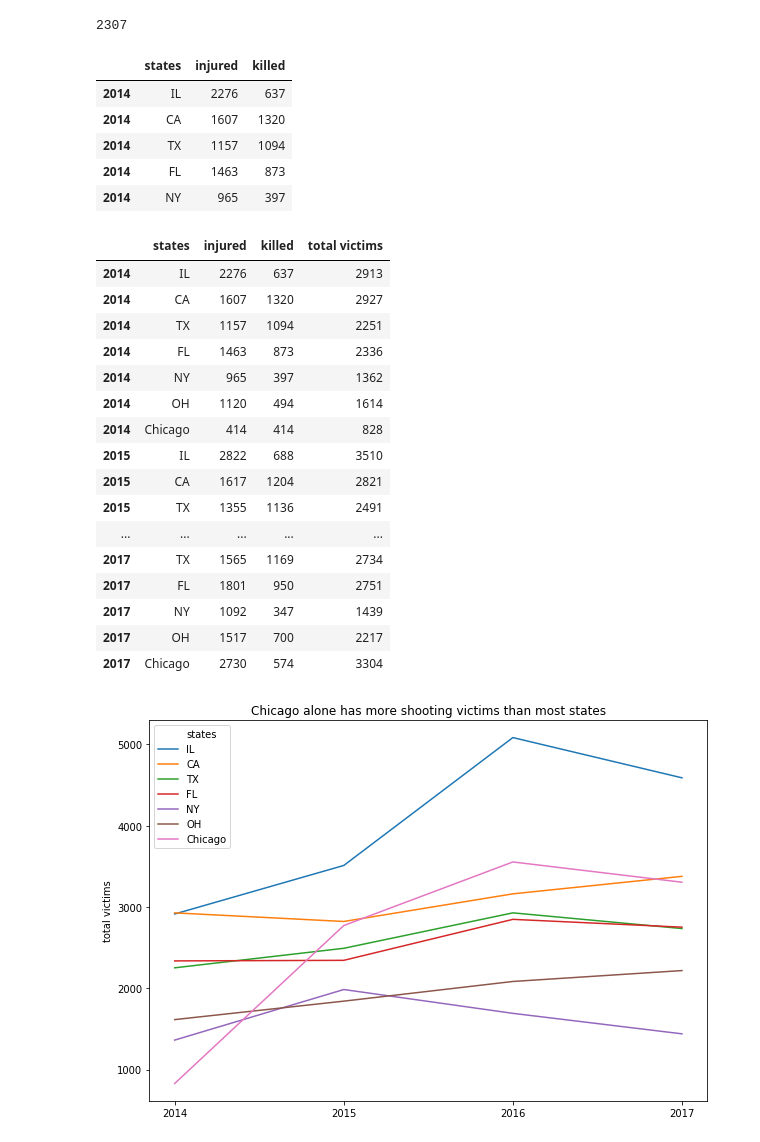
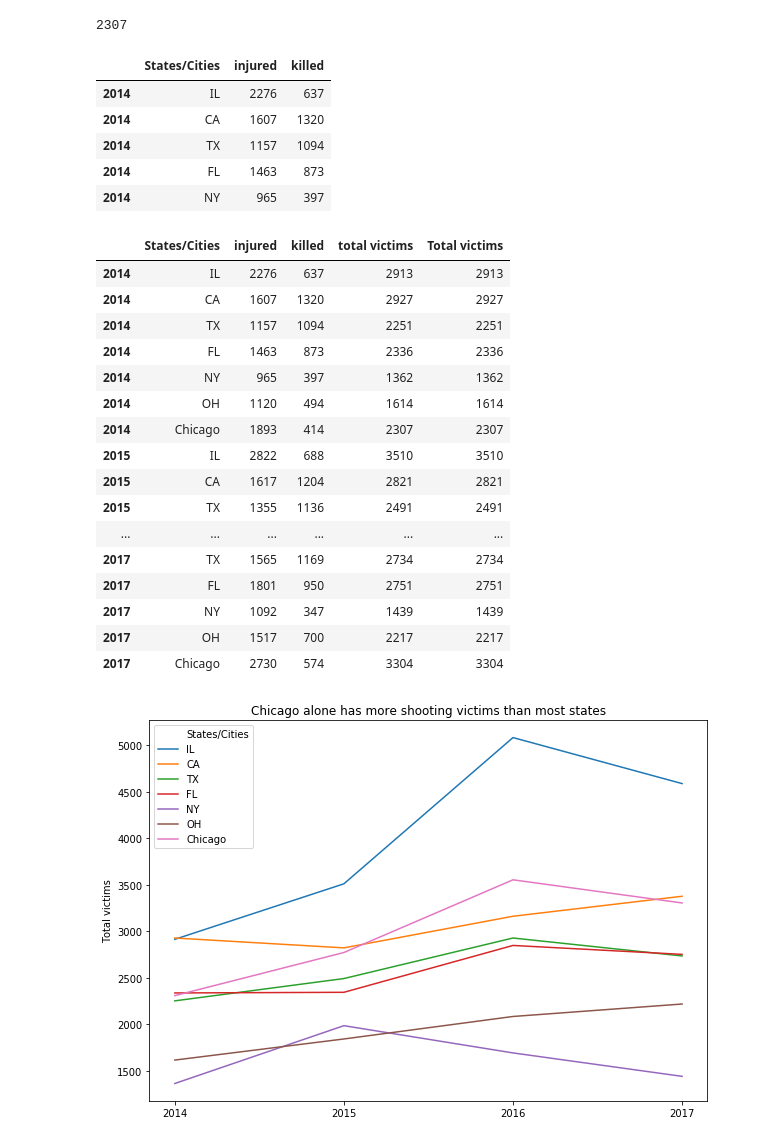
Before and after one commit to joshdsolis/Project-1, a Jupyter notebook: Project 1.ipynb, the cells around one changed output. Cells and saved outputs as stored; diff of their text form; code cells hidden in the pictures.

```diff
--- a/Project 1.ipynb
+++ b/Project 1.ipynb
@@ -492,7 +484,7 @@ OH_i14 = df_2014_OH['n_injured'].sum()
 
 df_2014_ILz = df_2014_IL[(df_2014_IL['city_or_county'] == 'Chicago')]
 Chi_ILzi14 = df_2014_ILz['n_injured'].sum()
-Chi_ILzi14 = df_2014_ILz['n_killed'].sum()
+Chi_ILzk14 = df_2014_ILz['n_killed'].sum()
 # %%
 # Top 6 states and Chicago in 2015
 df_2015_IL = df_2015[(df_2015['state'] == 'Illinois')]
@@ -595,7 +583,7 @@ top6killed = [IL_k14, CA_k14, TX_k14, FL_k14, NY_k14, OH_k14, Chi_ILzk14,
               IL_k16, CA_k16, TX_k16, FL_k16, NY_k16, OH_k16, Chi_ILzk16,
               IL_k, CA_k, TX_k, FL_k, NY_k, OH_k, Chi_ILzk]
 
-top6 = {'states':top6states, 'injured':top6injured, 'killed':top6killed}
+top6 = {'States/Cities':top6states, 'injured':top6injured, 'killed':top6killed}
 
 df_top6 = pd.DataFrame(top6)
 
@@ -609,7 +597,7 @@ df_top6.rename({0:2014,1:2014,2:2014,3:2014,4:2014,5:2014,
 
 df_top6.head()
 # %% [output]
-|  | states | injured | killed |
+|  | States/Cities | injured | killed |
 | 2014 | IL | 2276 | 637 |
 | 2014 | CA | 1607 | 1320 |
 | 2014 | TX | 1157 | 1094 |
@@ -618,32 +606,33 @@ df_top6.head()
 # %%
 # Adding total victims column to df_top6 dataframe
 
-df_top6['total victims'] = df_top6['injured'] + df_top6['killed']
+df_top6['Total victims'] = df_top6['injured'] + df_top6['killed']
 # %%
 df_top6
 # %% [output]
-|  | states | injured | killed | total victims |
-| 2014 | IL | 2276 | 637 | 2913 |
-| 2014 | CA | 1607 | 1320 | 2927 |
-| 2014 | TX | 1157 | 1094 | 2251 |
-| 2014 | FL | 1463 | 873 | 2336 |
-| 2014 | NY | 965 | 397 | 1362 |
-| 2014 | OH | 1120 | 494 | 1614 |
-| 2014 | Chicago | 414 | 414 | 828 |
-| 2015 | IL | 2822 | 688 | 3510 |
-| 2015 | CA | 1617 | 1204 | 2821 |
-| 2015 | TX | 1355 | 1136 | 2491 |
-| ... | ... | ... | ... | ... |
-| 2017 | TX | 1565 | 1169 | 2734 |
-| 2017 | FL | 1801 | 950 | 2751 |
-| 2017 | NY | 1092 | 347 | 1439 |
-| 2017 | OH | 1517 | 700 | 2217 |
-| 2017 | Chicago | 2730 | 574 | 3304 |
+|  | States/Cities | injured | killed | total victims | Total victims |
+| 2014 | IL | 2276 | 637 | 2913 | 2913 |
+| 2014 | CA | 1607 | 1320 | 2927 | 2927 |
+| 2014 | TX | 1157 | 1094 | 2251 | 2251 |
+| 2014 | FL | 1463 | 873 | 2336 | 2336 |
+| 2014 | NY | 965 | 397 | 1362 | 1362 |
+| 2014 | OH | 1120 | 494 | 1614 | 1614 |
+| 2014 | Chicago | 1893 | 414 | 2307 | 2307 |
+| 2015 | IL | 2822 | 688 | 3510 | 3510 |
+| 2015 | CA | 1617 | 1204 | 2821 | 2821 |
+| 2015 | TX | 1355 | 1136 | 2491 | 2491 |
+| ... | ... | ... | ... | ... | ... |
+| 2017 | TX | 1565 | 1169 | 2734 | 2734 |
+| 2017 | FL | 1801 | 950 | 2751 | 2751 |
+| 2017 | NY | 1092 | 347 | 1439 | 1439 |
+| 2017 | OH | 1517 | 700 | 2217 | 2217 |
+| 2017 | Chicago | 2730 | 574 | 3304 | 3304 |
 # %%
 import seaborn as sns
+import matplotlib.pyplot as plt
 plt.rcParams['figure.figsize']=(10,7)
-sns.lineplot(df_top6.index, df_top6['total victims'], hue = df_top6['states']);
+sns.lineplot(df_top6.index, df_top6['Total victims'], hue = df_top6['States/Cities']);
 plt.title("Chicago alone has more shooting victims than most states");
 plt.xticks((2014, 2015, 2016, 2017));
 # %% [output]
-[figure, old version]
+[figure, new version]
```
Also changed, not shown: parts of 17 cells of this notebook.
